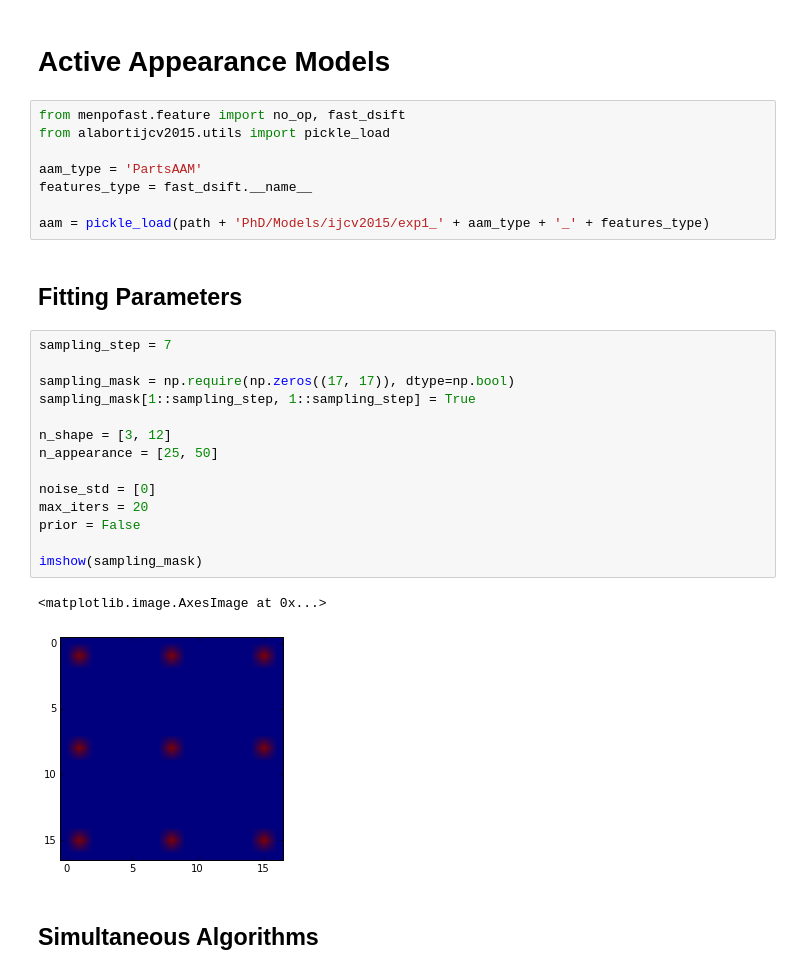
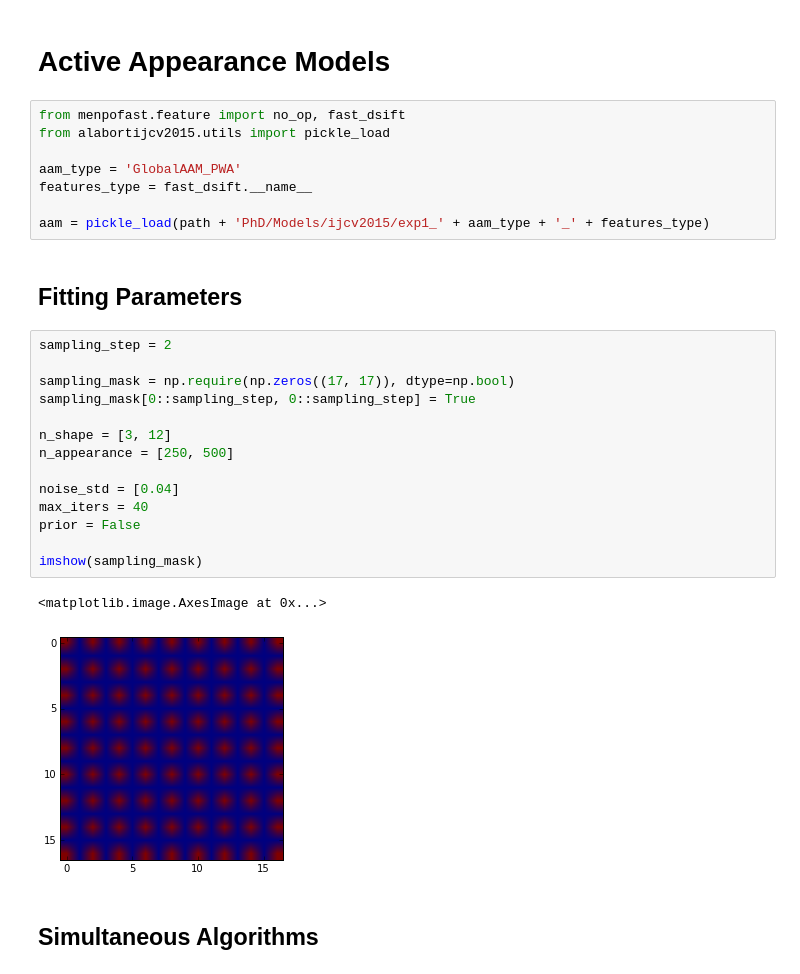
Before and after one commit to patricksnape/alabortijcv2015, a Jupyter notebook: notebooks/Exp3/Test-Models.ipynb, the cells around one changed output. Cells and saved outputs as stored; diff of their text form.

```diff
--- a/notebooks/Exp3/Test-Models.ipynb
+++ b/notebooks/Exp3/Test-Models.ipynb
@@ -44,29 +44,29 @@ visualize_images(test_images)
 from menpofast.feature import no_op, fast_dsift
 from alabortijcv2015.utils import pickle_load
 
-aam_type = 'PartsAAM'
+aam_type = 'GlobalAAM_PWA'
 features_type = fast_dsift.__name__
 
 aam = pickle_load(path + 'PhD/Models/ijcv2015/exp1_' + aam_type + '_' + features_type)
 # %% [markdown]
 ## Fitting Parameters
 # %%
-sampling_step = 7
+sampling_step = 2
 
 sampling_mask = np.require(np.zeros((17, 17)), dtype=np.bool)
-sampling_mask[1::sampling_step, 1::sampling_step] = True
+sampling_mask[0::sampling_step, 0::sampling_step] = True
 
 n_shape = [3, 12]
-n_appearance = [25, 50]
+n_appearance = [250, 500]
 
-noise_std = [0]
-max_iters = 20
+noise_std = [0.04]
+max_iters = 40
 prior = False
 
 imshow(sampling_mask)
 # %% [output]
 <matplotlib.image.AxesImage at 0x...>
-[figure, old version]
+[figure, new version]
 # %% [markdown]
 ## Simultaneous Algorithms
 # %% [markdown]
```
Also changed, not shown: parts of 66 cells of this notebook, 9 other files.
